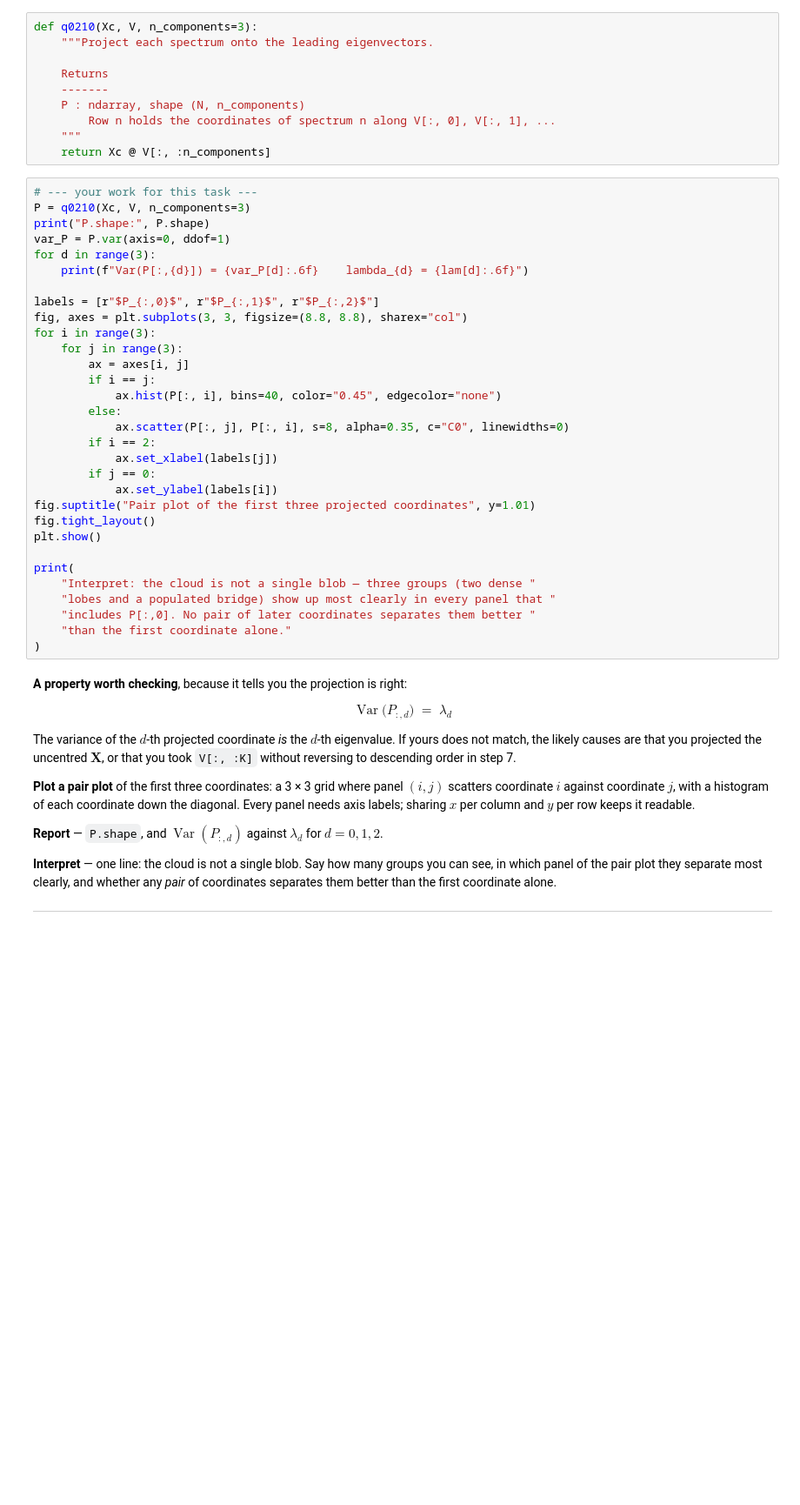
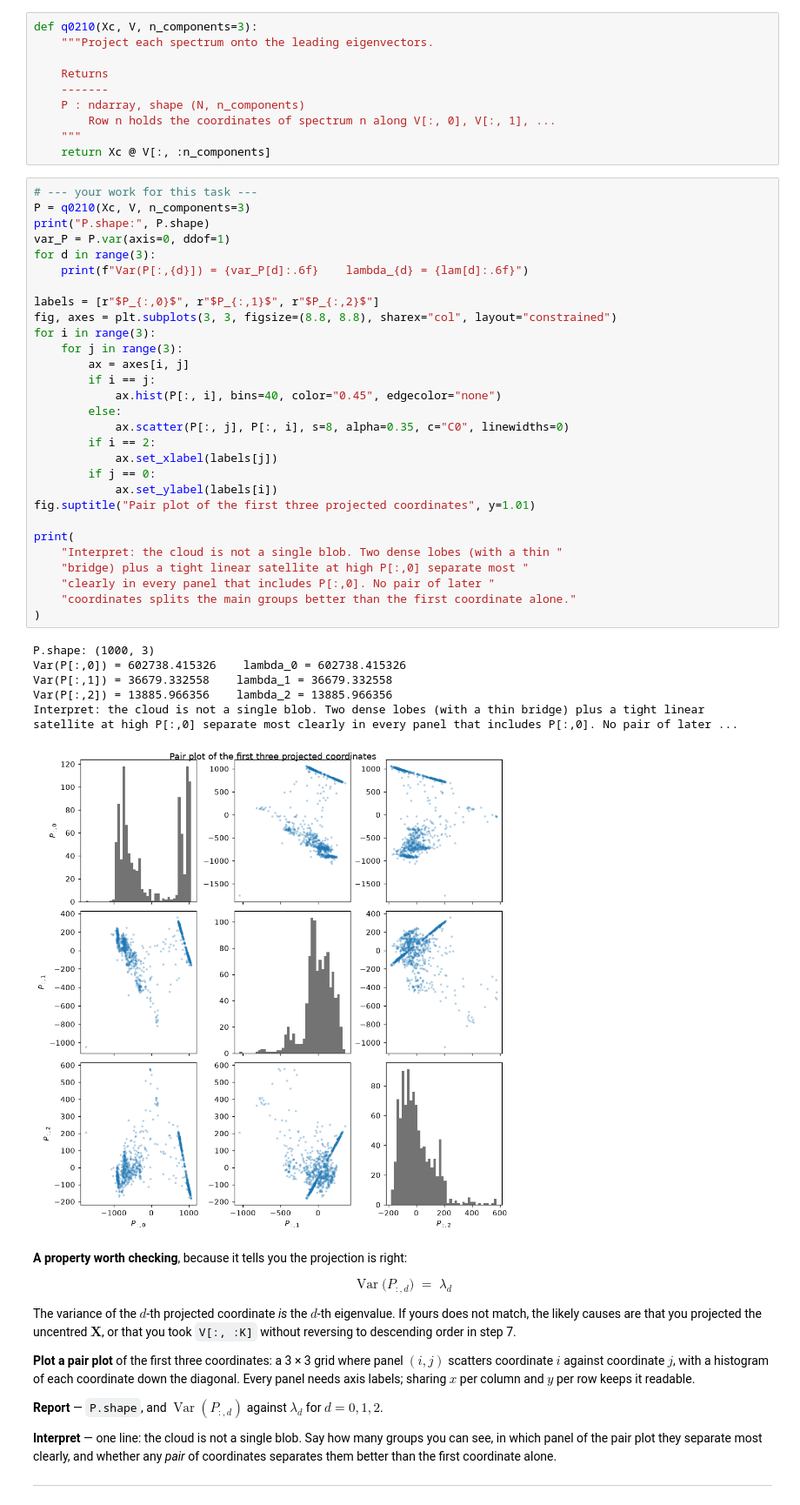
Before and after one commit to Ala-Tang/NUS_AI4S, a Jupyter notebook: AIS5102/B1W2_template.ipynb, the cells around one changed output. Shown at 87% size. Cells and saved outputs as stored; diff of their text form; blank space fills up the shorter version.

```diff
--- a/AIS5102/B1W2_template.ipynb
+++ b/AIS5102/B1W2_template.ipynb
@@ -807,34 +880,39 @@ def q0210(Xc, V, n_components=3):
 # %%
 # --- your work for this task ---
 P = q0210(Xc, V, n_components=3)
 print("P.shape:", P.shape)
 var_P = P.var(axis=0, ddof=1)
 for d in range(3):
     print(f"Var(P[:,{d}]) = {var_P[d]:.6f}    lambda_{d} = {lam[d]:.6f}")
 
 labels = [r"$P_{:,0}$", r"$P_{:,1}$", r"$P_{:,2}$"]
-fig, axes = plt.subplots(3, 3, figsize=(8.8, 8.8), sharex="col")
+fig, axes = plt.subplots(3, 3, figsize=(8.8, 8.8), sharex="col", layout="constrained")
 for i in range(3):
     for j in range(3):
         ax = axes[i, j]
         if i == j:
             ax.hist(P[:, i], bins=40, color="0.45", edgecolor="none")
         else:
             ax.scatter(P[:, j], P[:, i], s=8, alpha=0.35, c="C0", linewidths=0)
         if i == 2:
             ax.set_xlabel(labels[j])
         if j == 0:
             ax.set_ylabel(labels[i])
 fig.suptitle("Pair plot of the first three projected coordinates", y=1.01)
-fig.tight_layout()
-plt.show()
 
 print(
-    "Interpret: the cloud is not a single blob — three groups (two dense "
-    "lobes and a populated bridge) show up most clearly in every panel that "
-    "includes P[:,0]. No pair of later coordinates separates them better "
-    "than the first coordinate alone."
+    "Interpret: the cloud is not a single blob. Two dense lobes (with a thin "
+    "bridge) plus a tight linear satellite at high P[:,0] separate most "
+    "clearly in every panel that includes P[:,0]. No pair of later "
+    "coordinates splits the main groups better than the first coordinate alone."
 )
+# %% [output]
+P.shape: (1000, 3)
+Var(P[:,0]) = 602738.415326    lambda_0 = 602738.415326
+Var(P[:,1]) = 36679.332558    lambda_1 = 36679.332558
+Var(P[:,2]) = 13885.966356    lambda_2 = 13885.966356
+Interpret: the cloud is not a single blob. Two dense lobes (with a thin bridge) plus a tight linear satellite at high P[:,0] separate most clearly in every panel that includes P[:,0]. No pair of later ...
+[figure, added]
 # %% [markdown]
 **A property worth checking**, because it tells you the projection is right:
 
```
Also changed, not shown: parts of 11 cells of this notebook.
